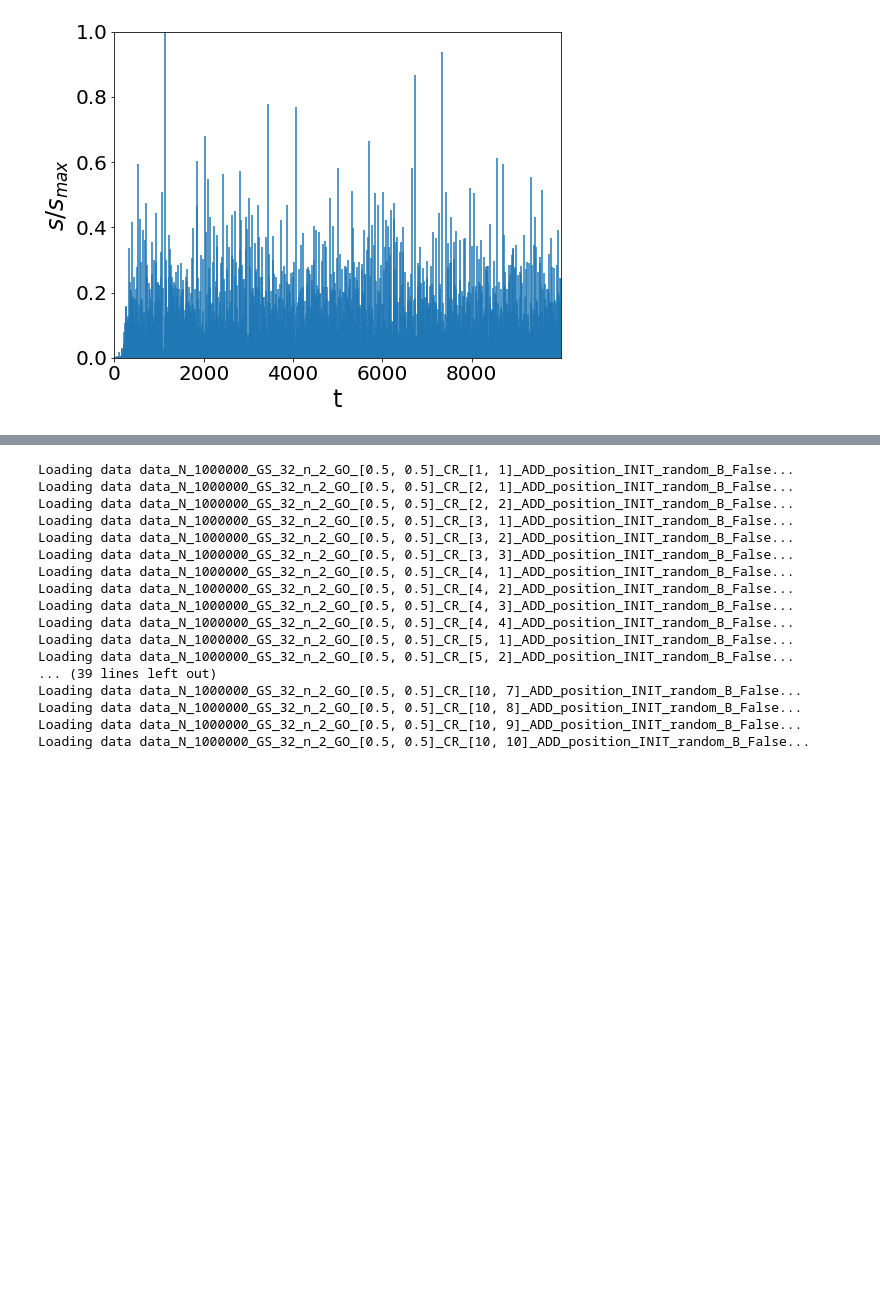
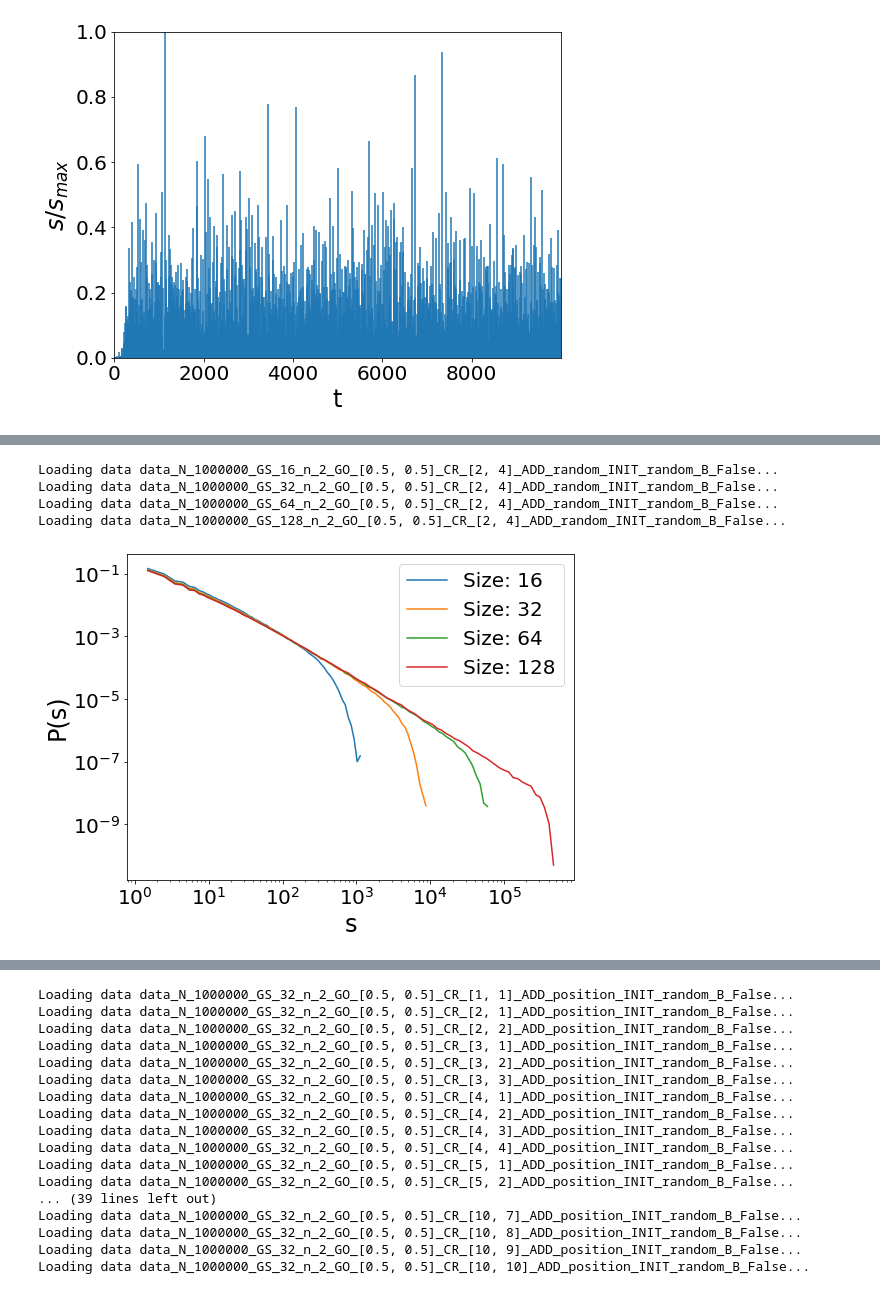
Before and after one commit to Nickvs99/Sandpile, a Jupyter notebook: results.ipynb, the cells around one changed output, grey strips where cells are left out. Saved outputs shown, nothing was run; the diff lists cells and outputs as text; code cells hidden in the pictures; blank space fills up the shorter version.

```diff
--- a/results.ipynb
+++ b/results.ipynb
@@ -100,27 +100,33 @@ Loading data data_N_1000000_GS_32_n_2_GO_[0.5, 0.5]_CR_[2, 4]_ADD_random_INIT_ra
 # %%
 # Avalanche distribution for multiple grid sizes
 
-grid_sizes = np.logspace(4, 10, base=2, num=7, dtype=int)
+grid_sizes = np.logspace(4, 7, base=2, num=4, dtype=int)
 N_STEPS = 1000000
 
 size_probability_dataset = []
 labels = []
 
 for grid_size in grid_sizes:
 
     model = Sandpile_model(grid_size=grid_size, n_steps=1000000, crit_values=[2, 4], n_grain_types=2, init_method="random", add_method="random")
     model.load_or_run()
 
     xdata, ydata = model.collect_size_probability_data(n_bins=100)
 
 
-    size_probability_dataset.append((xdata, ydata))
+    size_probability_dataset.append([xdata, ydata])
     labels.append(f"Size: {grid_size}")
 
 plot_size_probability(size_probability_dataset, labels=labels)
 
 # Each instance has the same powerlaw distribution, but due to the different sizes,
 # different exponential falloffs are observed.
+# %% [output]
+Loading data data_N_1000000_GS_16_n_2_GO_[0.5, 0.5]_CR_[2, 4]_ADD_random_INIT_random_B_False...
+Loading data data_N_1000000_GS_32_n_2_GO_[0.5, 0.5]_CR_[2, 4]_ADD_random_INIT_random_B_False...
+Loading data data_N_1000000_GS_64_n_2_GO_[0.5, 0.5]_CR_[2, 4]_ADD_random_INIT_random_B_False...
+Loading data data_N_1000000_GS_128_n_2_GO_[0.5, 0.5]_CR_[2, 4]_ADD_random_INIT_random_B_False...
+[figure, added]
 # %%
 # Example fitting against avalanche distribution
 
```
Also changed, not shown: parts of 5 cells of this notebook, 2 other files.
